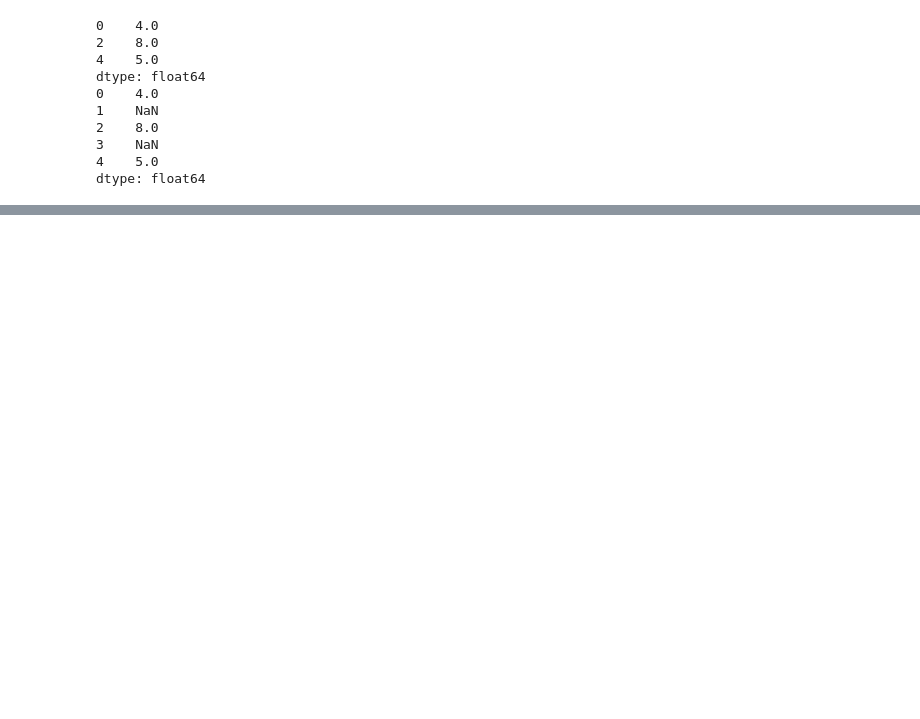
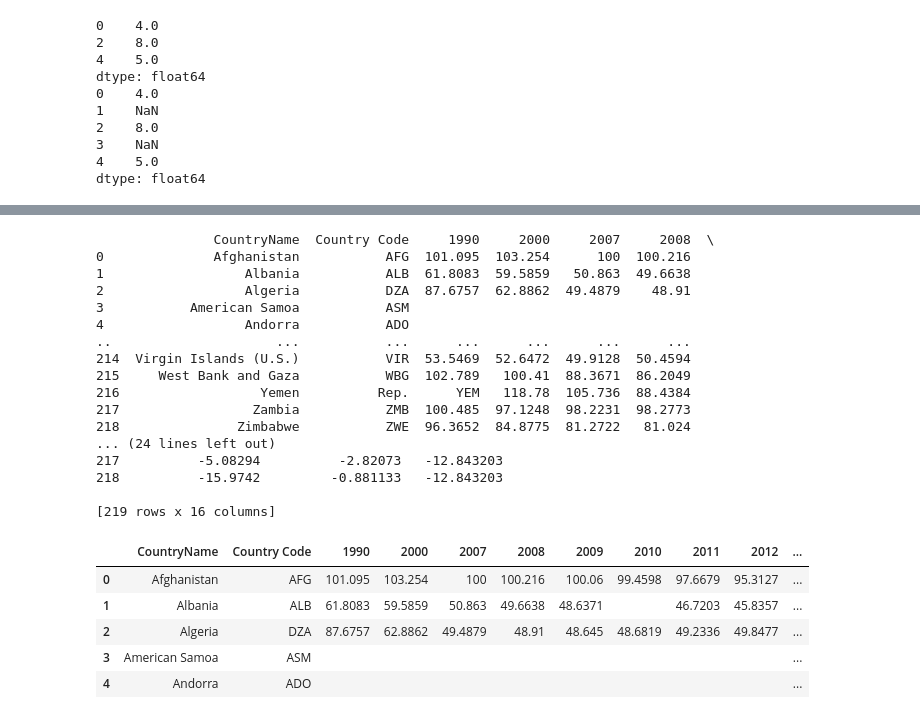
Before and after one commit to TianYu-hpu/python, a Jupyter notebook: 04数据分析/chapter04.ipynb, the cells around one changed output, grey strips where cells are left out. Drawn from its saved outputs; the diff is of its cells as text; code cells hidden in the pictures; blank space fills up the shorter version.

```diff
--- a/04数据分析/chapter04.ipynb
+++ b/04数据分析/chapter04.ipynb
@@ -56,0 +167,36 @@ ImportError: Missing optional dependency 'xlrd'. Install xlrd >= 1.0.0 for Excel
+# %%
+import pandas as pd
+df = pd.read_excel('./data/rate.xls')
+# 用常数填充fillna
+# print(df.fillna(0))
+
+# 用一列的平均值填充
+# print(df.fillna(df.mean()))
+
+# 用前面的值来填充ffill
+print(df.fillna(method='ffill',axis=0))
+df.head()
+# %% [output]
+               CountryName  Country Code     1990     2000     2007     2008  \
+0              Afghanistan           AFG  101.095  103.254      100  100.216
+1                  Albania           ALB  61.8083  59.5859   50.863  49.6638
+2                  Algeria           DZA  87.6757  62.8862  49.4879    48.91
+3           American Samoa           ASM
+4                  Andorra           ADO
+..                     ...           ...      ...      ...      ...      ...
+214  Virgin Islands (U.S.)           VIR  53.5469  52.6472  49.9128  50.4594
+215     West Bank and Gaza           WBG  102.789   100.41  88.3671  86.2049
+216                  Yemen          Rep.      YEM   118.78  105.736  88.4384
+217                 Zambia           ZMB  100.485  97.1248  98.2231  98.2773
+218               Zimbabwe           ZWE  96.3652  84.8775  81.2722   81.024
+... (24 lines left out)
+217          -5.08294          -2.82073   -12.843203
+218          -15.9742         -0.881133   -12.843203
+
+[219 rows x 16 columns]
+|  | CountryName | Country Code | 1990 | 2000 | 2007 | 2008 | 2009 | 2010 | 2011 | 2012 | ... |
+| 0 | Afghanistan | AFG | 101.095 | 103.254 | 100 | 100.216 | 100.06 | 99.4598 | 97.6679 | 95.3127 | ... |
+| 1 | Albania | ALB | 61.8083 | 59.5859 | 50.863 | 49.6638 | 48.6371 |  | 46.7203 | 45.8357 | ... |
+| 2 | Algeria | DZA | 87.6757 | 62.8862 | 49.4879 | 48.91 | 48.645 | 48.6819 | 49.2336 | 49.8477 | ... |
+| 3 | American Samoa | ASM |  |  |  |  |  |  |  |  | ... |
+| 4 | Andorra | ADO |  |  |  |  |  |  |  |  | ... |
```
Also changed, not shown: parts of 21 cells of this notebook, 7 other files.
